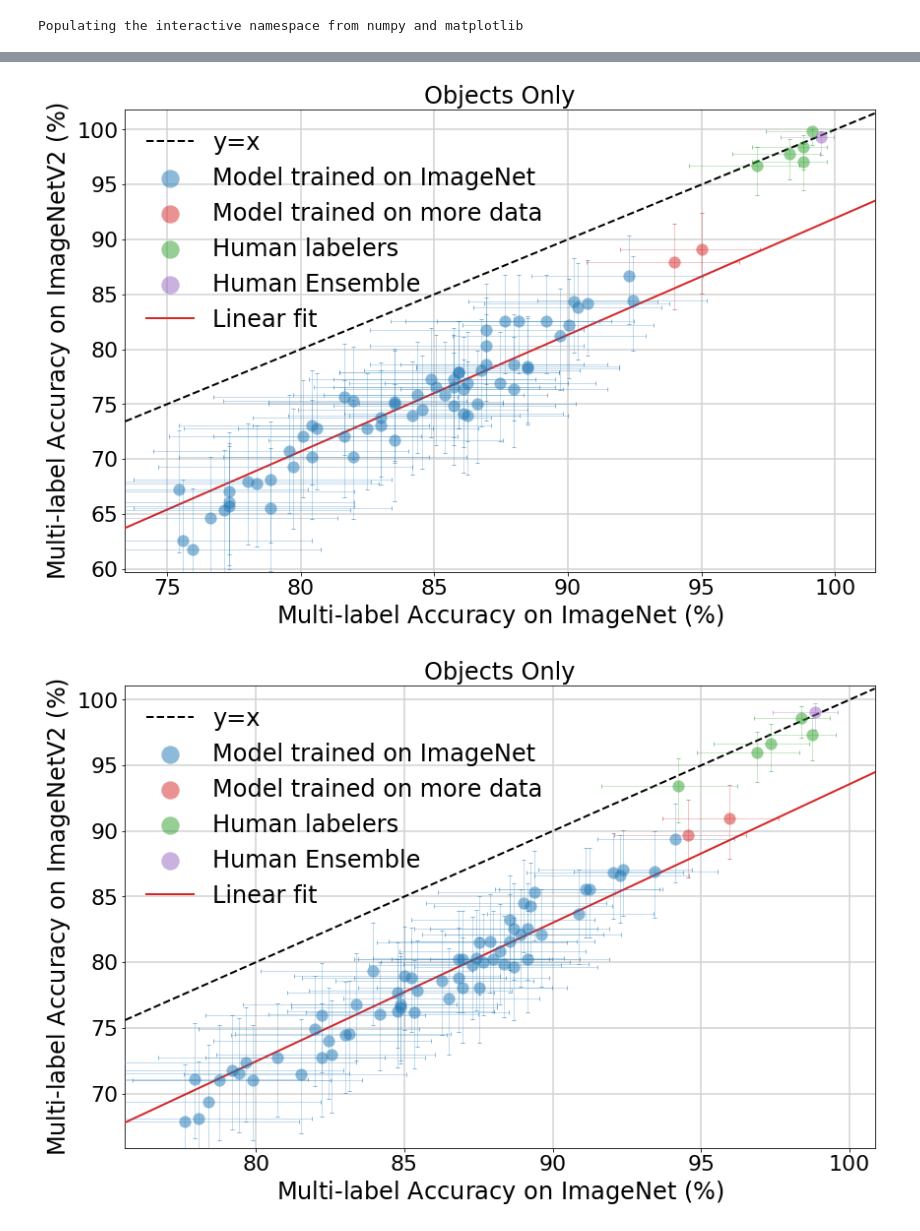
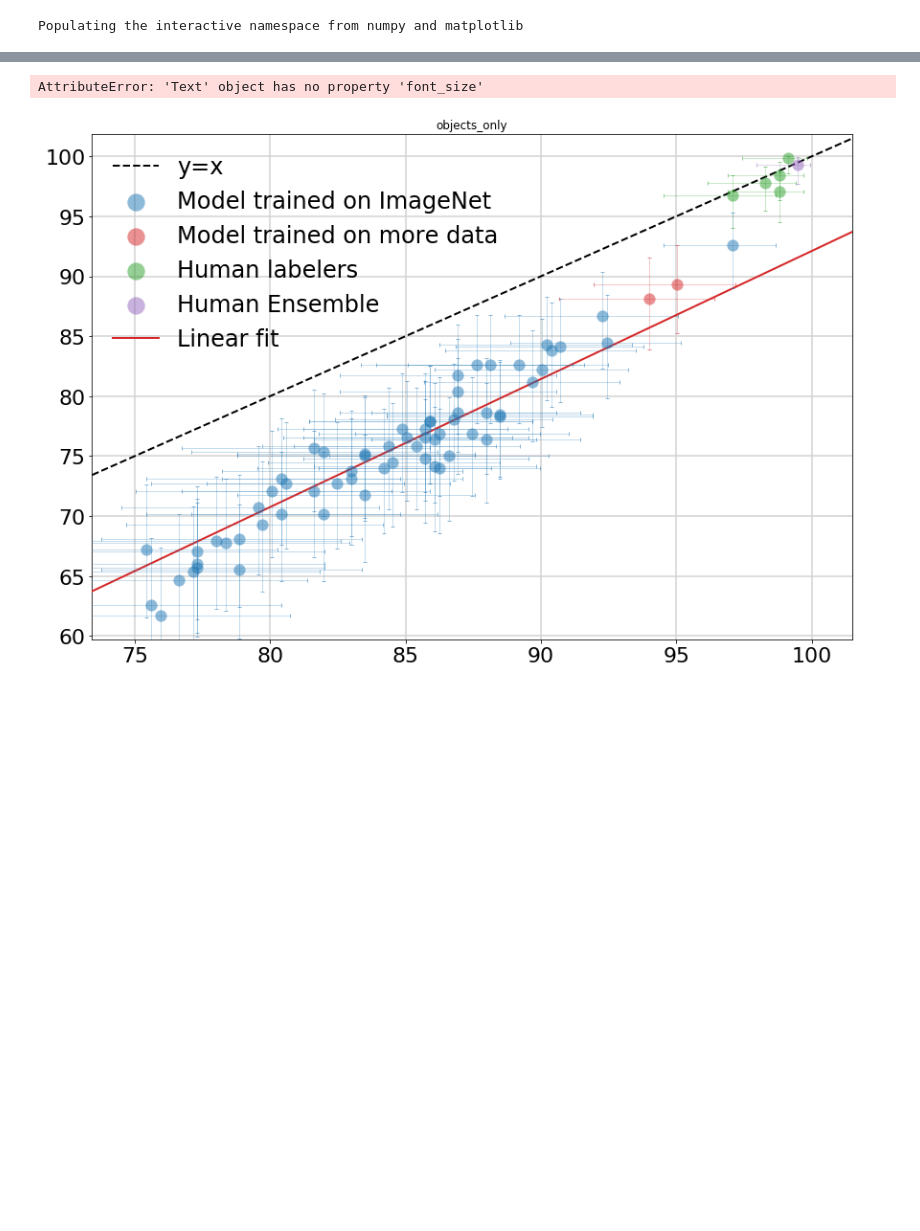
Before and after one commit to modestyachts/evaluating_machine_accuracy_on_imagenet, a Jupyter notebook: HumanAccuracyNotebook.ipynb, the cells around one changed output, grey strips where cells are left out. Drawn from its saved outputs; the diff is of its cells as text; code cells hidden in the pictures; blank space fills up the shorter version.

```diff
--- a/HumanAccuracyNotebook.ipynb
+++ b/HumanAccuracyNotebook.ipynb
@@ -20,10 +19,0 @@ Wall time: 1min 34s
-# %%
-ha_data = pickle.loads(data_bytes)
-def load_ha(ha_data):
-    return HumanAccuracyPortable(annot_data=ha_data["annot_data"],
-                                 labeled_images=ha_data["labeled_images"],
-                                 image_labels=ha_data["image_labels"],
-                                 split_wnids=ha_data["split_wnids"],
-                                 image_map=ha_data["image_map"],
-                                 all_candidates=ha_data["all_candidates"],
-                                 wnid_map=ha_data["wnid_map"])
@@ -160,12 +137,10 @@ def subset_fig(filter_fn, fig_title):
                                                 num_bootstrap_samples=10, transform='linear', tick_multiplier=5,
                                                 title=fig_title, x_label='ImageNet', y_label='ImageNetV2',
                                                 figsize=(12, 8), include_legend=True, return_separate_legend=False)
-
+    plt.title(fig_title, font_size=20)
     table_users = ['human_a', 'human_b', 'human_c', 'human_d', 'human_e', 'FixResNeXt101_32x48d_v2',
                    'instagram-48d', 'efficientnet-b7', 'resnet50']
 
-    for user in table_users:
-        print(user, float(df1.loc[df1['username'] == user]['val']), float(df1.loc[df1['username'] == user]['v2']))
 
 subset_fig(h_a.OBJECT_FILTER, "objects_only")
 subset_fig(h_a.NOTDOG_FILTER, "no_dogs")
@@ -191,2 +153,2 @@ resnet50 86.77248677248677 79.55182072829132
+AttributeError: 'Text' object has no property 'font_size'
-[figure, old version]
+[figure, new version]
-[figure, removed]
```
Also changed, not shown: parts of 9 cells of this notebook.
